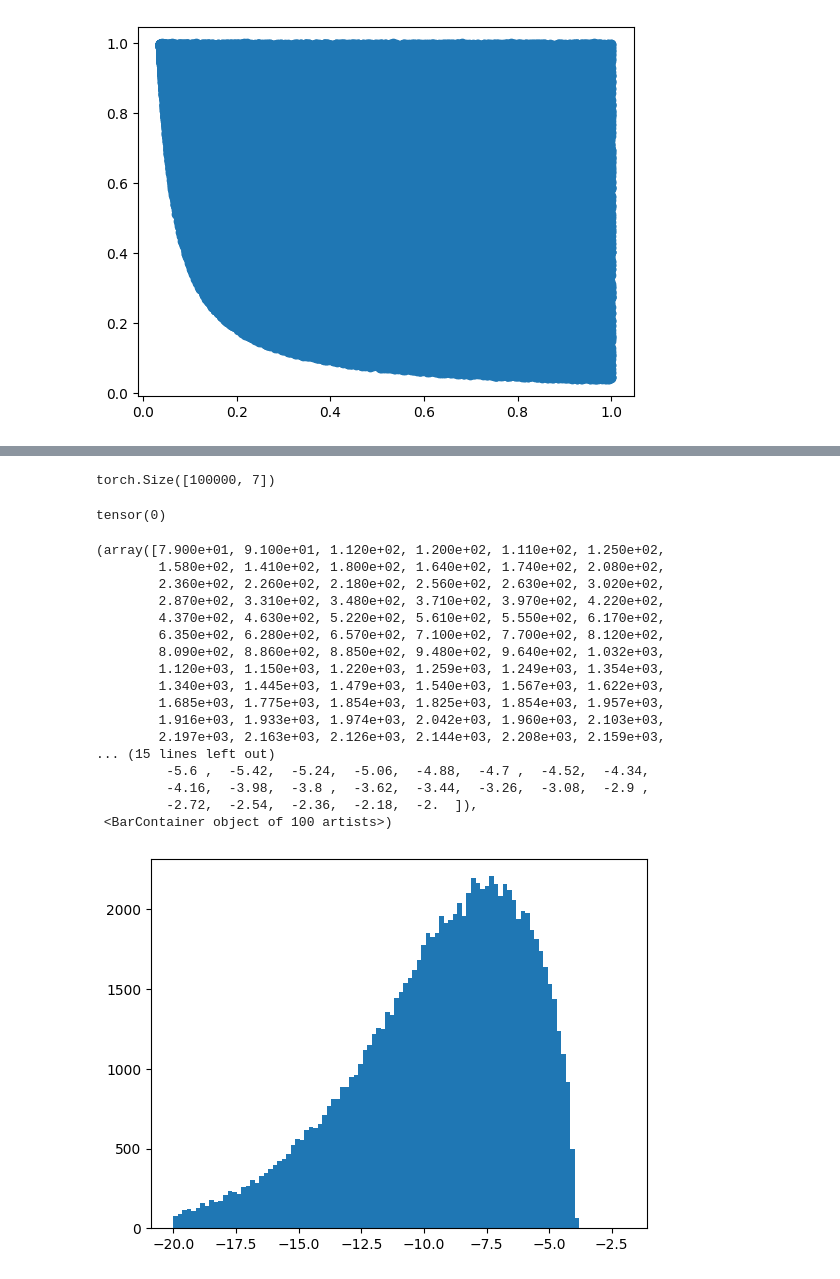
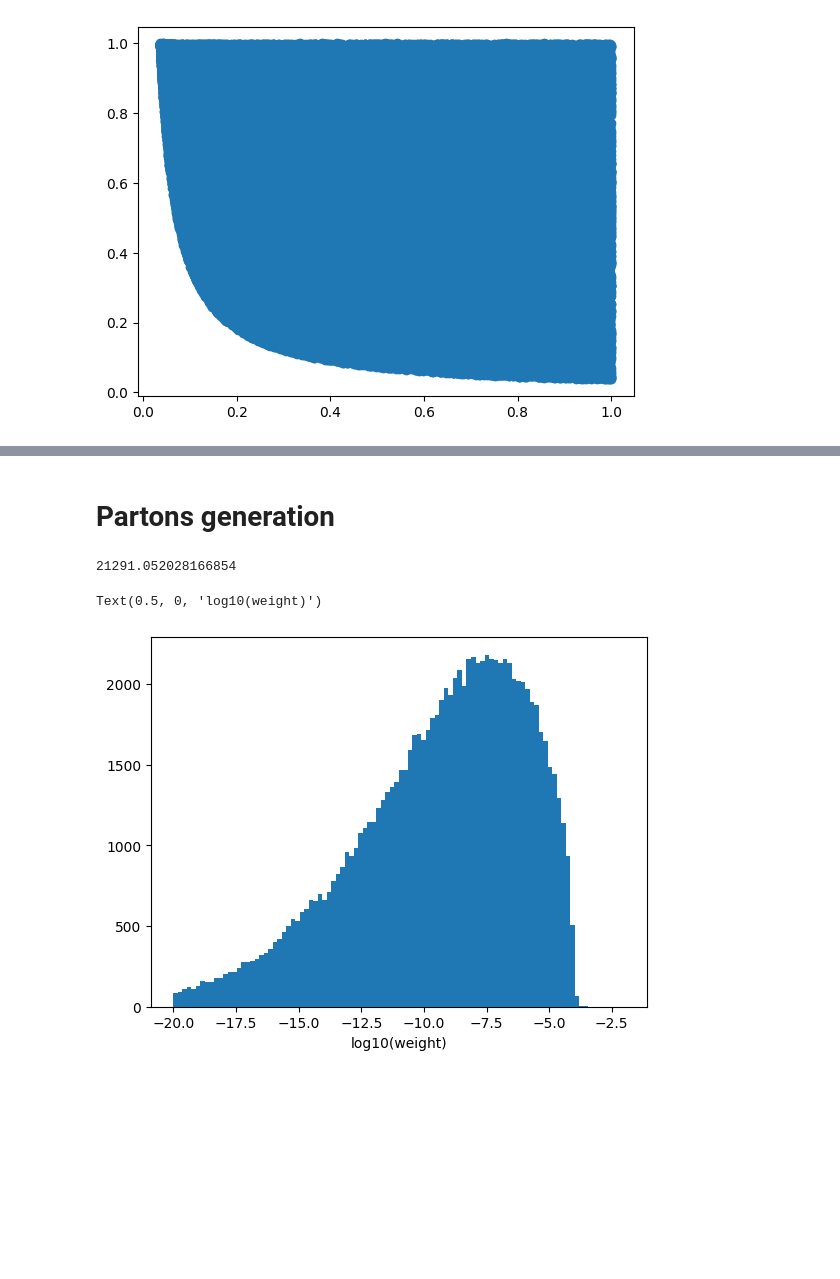
Before and after one commit to valsdav/MEMFlow, a Jupyter notebook: src/memflow/phasespace/RamboTest.ipynb, the cells around one changed output, grey strips where cells are left out. Drawn from its saved outputs; the diff is of its cells as text; code cells hidden in the pictures; blank space fills up the shorter version.

```diff
--- a/src/memflow/phasespace/RamboTest.ipynb
+++ b/src/memflow/phasespace/RamboTest.ipynb
@@ -13,7 +22,7 @@ torch.set_default_dtype(torch.double)
 import sys
 sys.path.append("/home/valsdav/code/MEM/LHAPDF-6.5.3_install/lib/python3.9/site-packages")
 import lhapdf
-pdf = lhapdf.mkPDF("NNPDF40_nnlo_hessian_pdfas",0)
+pdf = lhapdf.mkPDF("NNPDF40_nnlo_hessian_pdfas/0")
 # %% [output]
 LHAPDF 6.5.3 loading /opt/LHAPDF/share/LHAPDF/NNPDF40_nnlo_hessian_pdfas/NNPDF40_nnlo_hessian_pdfas_0000.dat
 NNPDF40_nnlo_hessian_pdfas PDF set, member #0, version 1; LHAPDF ID = 331600
@@ -549,11 +61,3 @@ tensor([[0.9601],
-# %%
-def uniform_distr_t(r,minv,maxv):
-        """distributes r uniformly within (min, max), with jacobian dvariable"""
-        dvariable = (maxv-minv)
-        variable = minv + dvariable*r
-
-        #print(dvariable)
-        return variable, dvariable
 # %%
 x2, w = uniform_distr_t(rnd2, min_fract/x1, torch.ones_like(rnd2))
 # %%
@@ -608,0 +97,2 @@ plt.hist2d(x1.flatten().numpy(), x2.flatten().numpy(),
+# %% [markdown]
+# Partons generation
@@ -609,36 +106,20 @@ plt.hist2d(x1.flatten().numpy(), x2.flatten().numpy(),
+# %%
+# Total Phase space volume with 3 final state particles
+FlatInvertiblePhasespace.get_flatWeights(E_CM, 3)
+# %% [output]
+21291.052028166854
 # %%
-rnd_final = torch.cat((torch.rand(100000, 5), x1, x2), dim=1)
+rnd = torch.cat((torch.rand(100000, 5), x2, x1), axis=1)
+rnd_tau = torch.rand(100000, 7)
-# %%
-rnd_final.shape
-# %% [output]
-torch.Size([100000, 7])
 # %%
-p, w, x1, x2 = gen.generateKinematics_batch(E_CM, rnd_final, pdgs=[21,21])
+p, w, x1, x2 = gen.generateKinematics_batch(E_CM, rnd, pdgs=[21,21])
+p_tau, w_tau, x1_tau, x2_tau = gen.generateKinematics_batch(E_CM, rnd_tau, pdgs=[21,21])
-# %%
-torch.sum(torch.isnan(p))
-# %% [output]
-tensor(0)
 # %%
 plt.hist(torch.log10(w), bins=100, range=(-20, -2))
+plt.xlabel("log10(weight)")
 # %% [output]
-(array([7.900e+01, 9.100e+01, 1.120e+02, 1.200e+02, 1.110e+02, 1.250e+02,
-        1.580e+02, 1.410e+02, 1.800e+02, 1.640e+02, 1.740e+02, 2.080e+02,
-        2.360e+02, 2.260e+02, 2.180e+02, 2.560e+02, 2.630e+02, 3.020e+02,
-        2.870e+02, 3.310e+02, 3.480e+02, 3.710e+02, 3.970e+02, 4.220e+02,
-        4.370e+02, 4.630e+02, 5.220e+02, 5.610e+02, 5.550e+02, 6.170e+02,
-        6.350e+02, 6.280e+02, 6.570e+02, 7.100e+02, 7.700e+02, 8.120e+02,
-        8.090e+02, 8.860e+02, 8.850e+02, 9.480e+02, 9.640e+02, 1.032e+03,
-        1.120e+03, 1.150e+03, 1.220e+03, 1.259e+03, 1.249e+03, 1.354e+03,
-        1.340e+03, 1.445e+03, 1.479e+03, 1.540e+03, 1.567e+03, 1.622e+03,
-        1.685e+03, 1.775e+03, 1.854e+03, 1.825e+03, 1.854e+03, 1.957e+03,
-        1.916e+03, 1.933e+03, 1.974e+03, 2.042e+03, 1.960e+03, 2.103e+03,
-        2.197e+03, 2.163e+03, 2.126e+03, 2.144e+03, 2.208e+03, 2.159e+03,
-... (15 lines left out)
-         -5.6 ,  -5.42,  -5.24,  -5.06,  -4.88,  -4.7 ,  -4.52,  -4.34,
-         -4.16,  -3.98,  -3.8 ,  -3.62,  -3.44,  -3.26,  -3.08,  -2.9 ,
-         -2.72,  -2.54,  -2.36,  -2.18,  -2.  ]),
- <BarContainer object of 100 artists>)
+Text(0.5, 0, 'log10(weight)')
-[figure, old version]
+[figure, new version]
 # %%
 plt.hist(p[:,0,3], bins=100, range=(-1e4,1e4), histtype="step", label="Gluon1")
 plt.hist(p[:,1,3], bins=100, range=(-1e4,1e4), histtype="step", label="Gluon2")
```
Also changed, not shown: parts of 97 cells of this notebook, 3 other files.
